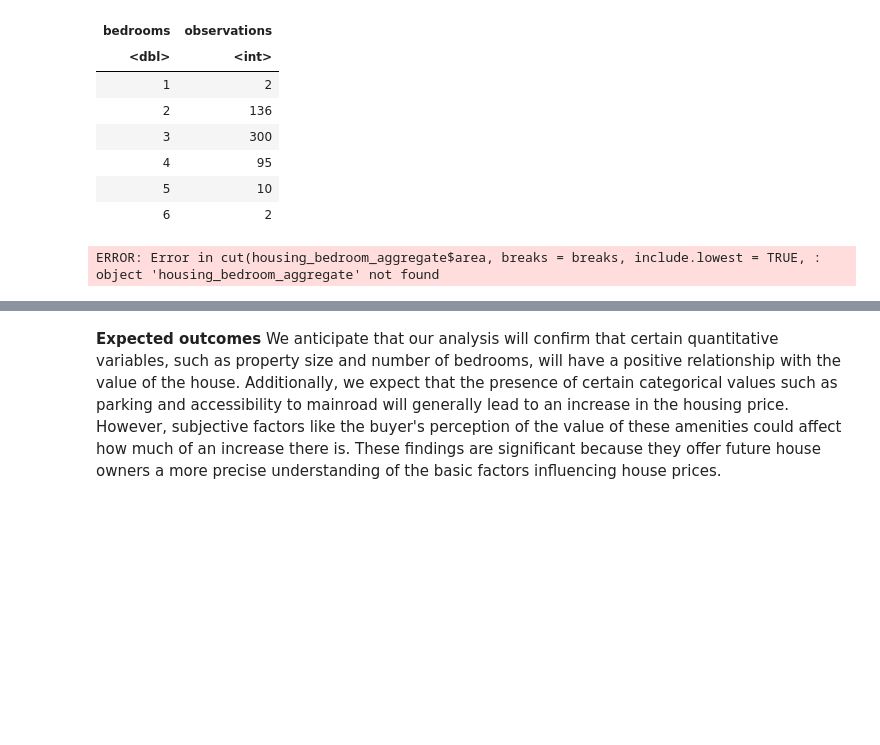
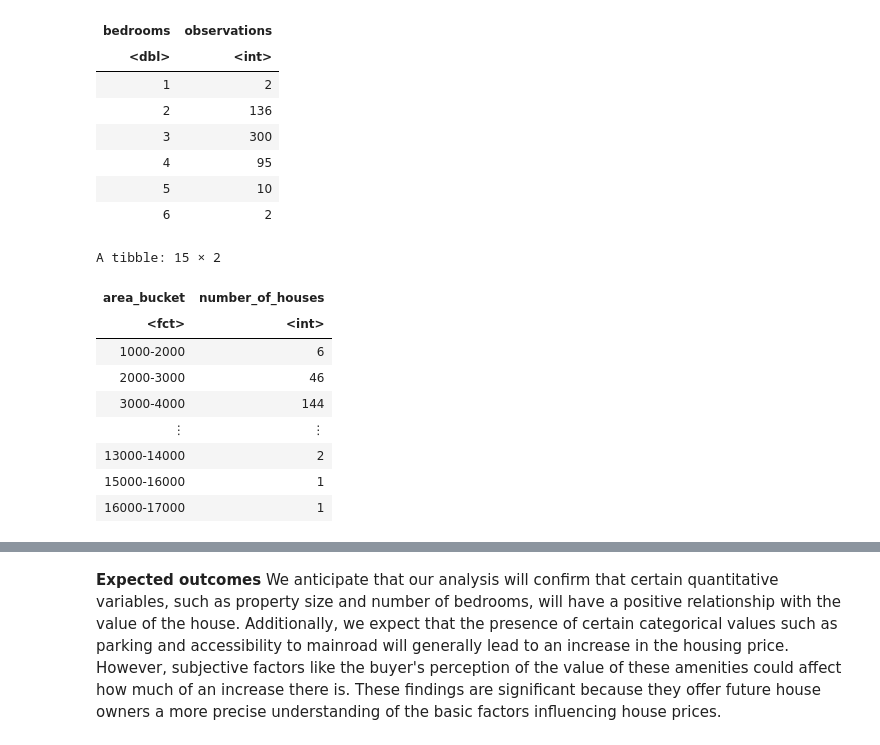
Before and after one commit to chwu01/DSCI-Group-Project, a Jupyter notebook: Project Proposal (Challen Version).ipynb, the cells around one changed output, grey strips where cells are left out. Saved outputs shown, nothing was run; the diff lists cells and outputs as text; code cells hidden in the pictures; blank space fills up the shorter version.

```diff
--- a/Project Proposal (Challen Version).ipynb
+++ b/Project Proposal (Challen Version).ipynb
@@ -82,21 +82,33 @@ A tibble: 6 × 2
 | 6 | 2 |
 # %%
 # Dividing area into bins to examine the distribution of house square footage
+
+housing_area_bins <- housing |>
+    select(price, area, bedrooms)
 
 breaks <- c(0, 1000, 2000, 3000, 4000, 5000, 6000, 7000, 8000, 9000, 10000, 11000, 12000, 13000, 14000, 15000, 16000, 17000)
 tags <- c("0-1000", "1000-2000", "2000-3000", "3000-4000", "4000-5000", "5000-6000", "6000-7000", "7000-8000", "8000-9000", "9000-10000",
           "10000-11000", "11000-12000", "12000-13000", "13000-14000", "14000-15000", "15000-16000", "16000-17000")
 
-group_tags <- cut(housing_bedroom_aggregate$area, breaks = breaks, include.lowest = TRUE, right = FALSE, labels = tags)
+group_tags <- cut(housing_area_bins$area, breaks = breaks, include.lowest = TRUE, right = FALSE, labels = tags)
 
 # group_tags
 
-housing_area_buckets <- housing_df |>
+housing_area_buckets <- housing |>
     select(price, area) |>
     mutate(area_bucket = group_tags) |>
     group_by(area_bucket) |>
     summarize(number_of_houses = n())
 
 housing_area_buckets
 # %% [output]
-ERROR: Error in cut(housing_bedroom_aggregate$area, breaks = breaks, include.lowest = TRUE, : object 'housing_bedroom_aggregate' not found
+A tibble: 15 × 2
+| area_bucket | number_of_houses |
+| <fct> | <int> |
+| 1000-2000 | 6 |
+| 2000-3000 | 46 |
+| 3000-4000 | 144 |
+| ⋮ | ⋮ |
+| 13000-14000 | 2 |
+| 15000-16000 | 1 |
+| 16000-17000 | 1 |
```
Also changed, not shown: parts of 2 cells of this notebook.
